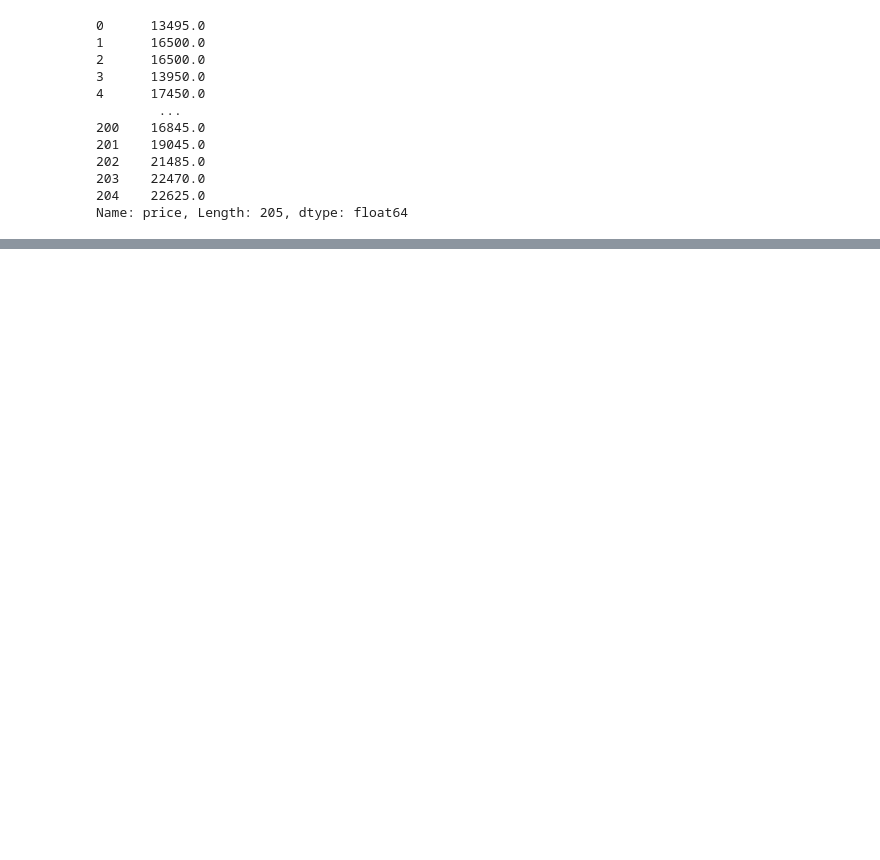
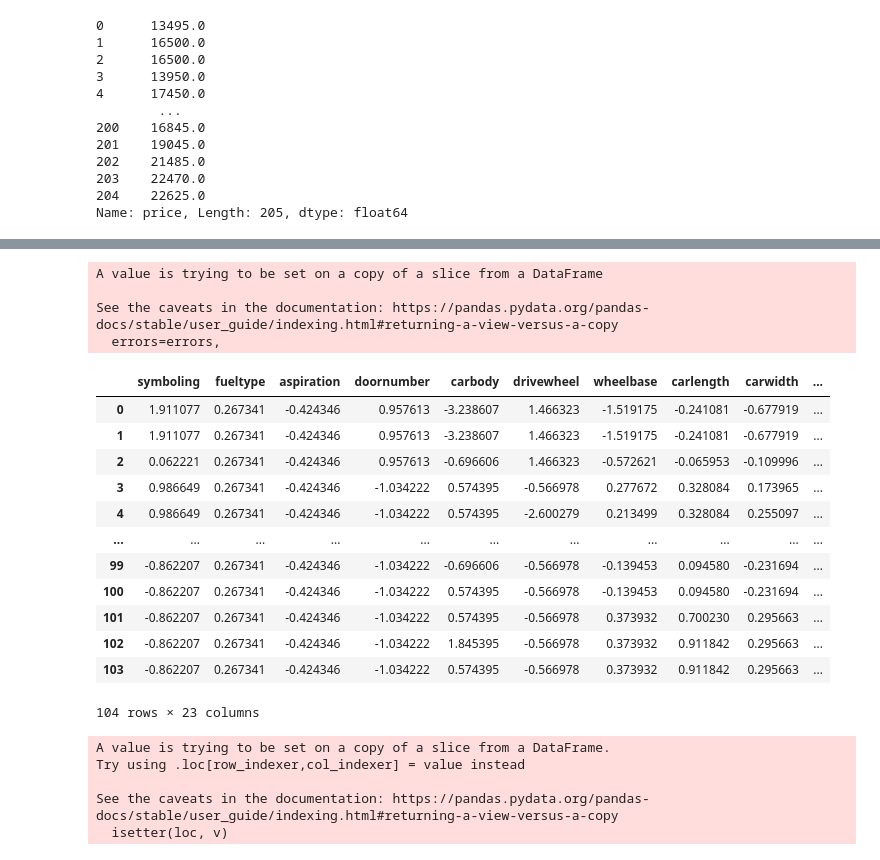
Before and after one commit to SyedUsama12/Deep-Learning1, a Jupyter notebook: Car_prediction.ipynb, the cells around one changed output, grey strips where cells are left out. Cells and saved outputs as stored; diff of their text form; code cells hidden in the pictures; blank space fills up the shorter version.

```diff
--- a/Car_prediction.ipynb
+++ b/Car_prediction.ipynb
@@ -209,0 +237,12 @@ Name: price, Length: 205, dtype: float64
+# %%
+X_train=data[:104]
+Y_train=data[:104]
+X_test=data[104:165]
+Y_test = Y[104:165]
+X_val = data[165:]
+Y_val = Y[165:]
+# %%
+mean = X_train.iloc[: , 0:14].mean(axis=0)
+X_train.iloc[: , 0:14] -= mean
+std = X_train.iloc[:, 0:14].std(axis=0)
+X_train.iloc[: , 0:14] /= std
@@ -209,0 +264,34 @@ Name: price, Length: 205, dtype: float64
+# %%
+X_train.drop(columns="enginelocation",inplace=True )
+# %% [output]
+A value is trying to be set on a copy of a slice from a DataFrame
+
+See the caveats in the documentation: https://pandas.pydata.org/pandas-docs/stable/user_guide/indexing.html#returning-a-view-versus-a-copy
+  errors=errors,
+# %%
+X_train
+# %% [output]
+|  | symboling | fueltype | aspiration | doornumber | carbody | drivewheel | wheelbase | carlength | carwidth | ... |
+| 0 | 1.911077 | 0.267341 | -0.424346 | 0.957613 | -3.238607 | 1.466323 | -1.519175 | -0.241081 | -0.677919 | ... |
+| 1 | 1.911077 | 0.267341 | -0.424346 | 0.957613 | -3.238607 | 1.466323 | -1.519175 | -0.241081 | -0.677919 | ... |
+| 2 | 0.062221 | 0.267341 | -0.424346 | 0.957613 | -0.696606 | 1.466323 | -0.572621 | -0.065953 | -0.109996 | ... |
+| 3 | 0.986649 | 0.267341 | -0.424346 | -1.034222 | 0.574395 | -0.566978 | 0.277672 | 0.328084 | 0.173965 | ... |
+| 4 | 0.986649 | 0.267341 | -0.424346 | -1.034222 | 0.574395 | -2.600279 | 0.213499 | 0.328084 | 0.255097 | ... |
+| ... | ... | ... | ... | ... | ... | ... | ... | ... | ... | ... |
+| 99 | -0.862207 | 0.267341 | -0.424346 | -1.034222 | -0.696606 | -0.566978 | -0.139453 | 0.094580 | -0.231694 | ... |
+| 100 | -0.862207 | 0.267341 | -0.424346 | -1.034222 | 0.574395 | -0.566978 | -0.139453 | 0.094580 | -0.231694 | ... |
+| 101 | -0.862207 | 0.267341 | -0.424346 | -1.034222 | 0.574395 | -0.566978 | 0.373932 | 0.700230 | 0.295663 | ... |
+| 102 | -0.862207 | 0.267341 | -0.424346 | -1.034222 | 1.845395 | -0.566978 | 0.373932 | 0.911842 | 0.295663 | ... |
+| 103 | -0.862207 | 0.267341 | -0.424346 | -1.034222 | 0.574395 | -0.566978 | 0.373932 | 0.911842 | 0.295663 | ... |
+104 rows × 23 columns
+# %%
+val_mean = X_val.iloc[:, 0:14].mean(axis=0)
+val_std = X_val.iloc[:, 0:14].std(axis=0)
+X_val.iloc[:, 0:14] -= val_mean
+X_val.iloc[:, 0:14] /= val_std
+# %% [output]
+A value is trying to be set on a copy of a slice from a DataFrame.
+Try using .loc[row_indexer,col_indexer] = value instead
+
+See the caveats in the documentation: https://pandas.pydata.org/pandas-docs/stable/user_guide/indexing.html#returning-a-view-versus-a-copy
+  isetter(loc, v)
```
Also changed, not shown: parts of 21 cells of this notebook.
